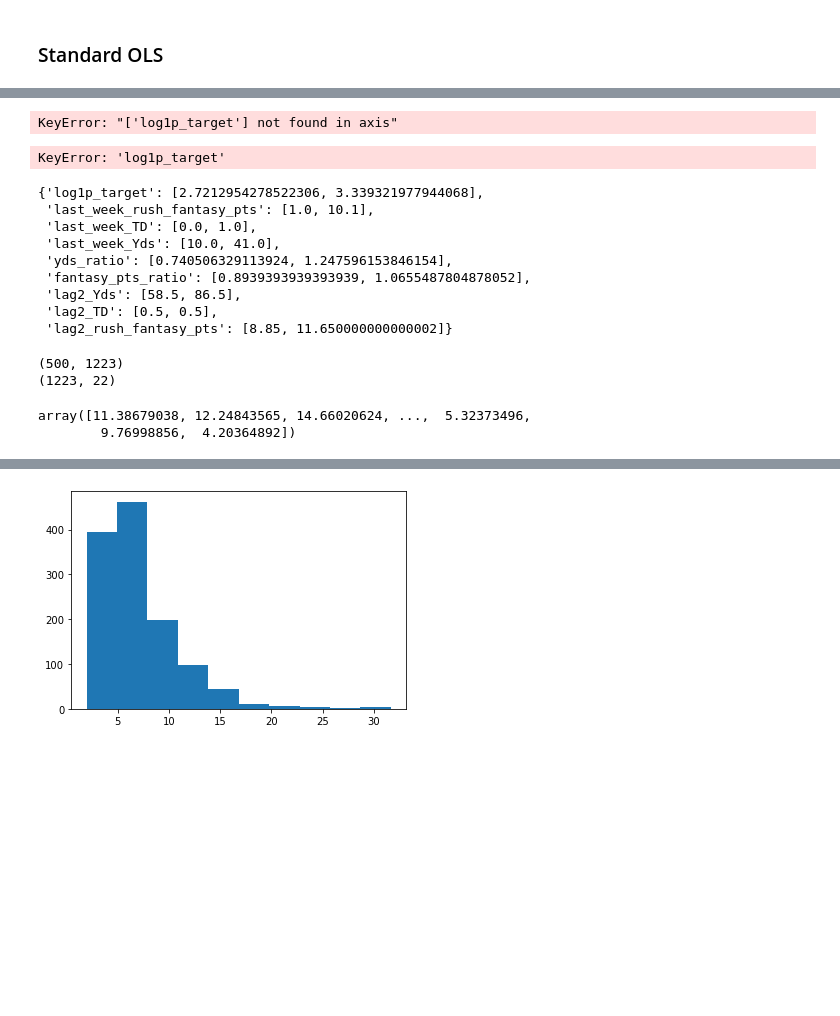
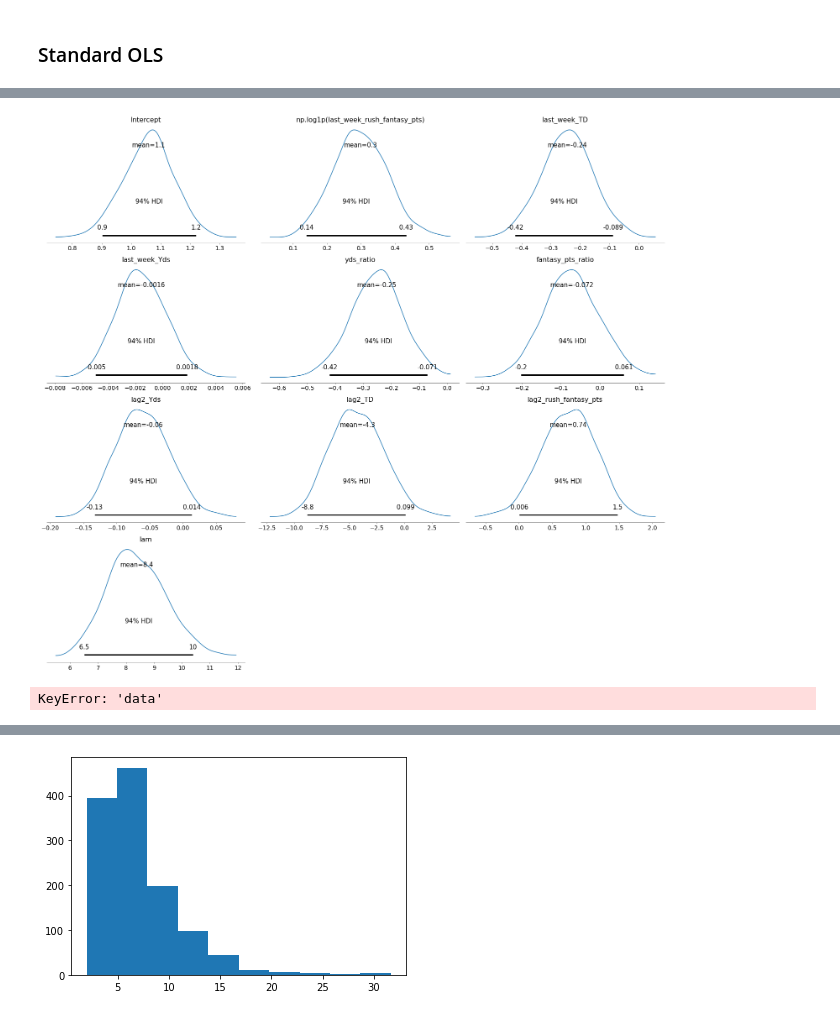
Before and after one commit to Matt-J-Christy/python_dev_practice, a Jupyter notebook: 03_model_building/03.2_rush_bayesian_ols.ipynb, the cells around one changed output, grey strips where cells are left out. Cells and saved outputs as stored; diff of their text form; code cells hidden in the pictures; blank space fills up the shorter version.

```diff
--- a/03_model_building/03.2_rush_bayesian_ols.ipynb
+++ b/03_model_building/03.2_rush_bayesian_ols.ipynb
@@ -82,8 +85,7 @@ with pm.Model() as model:
     # specify glm and pass in data. The resulting linear model, its likelihood and
     # and all its parameters are automatically added to our model.
     pm.glm.GLM.from_formula(f, input_data, family=pm.glm.families.StudentT())
-    trace = pm.sample(draws = 700, cores=4, init='adapt_diag', tune = 500)
-    # draw 700 posterior samples using NUTS sampling
+    trace = pm.sample(draws = 750, cores=4, init='adapt_diag', tune = 250)  # draw 700 posterior samples using NUTS sampling
 # %% [output]
 Auto-assigning NUTS sampler...
 Initializing NUTS using adapt_diag...
@@ -94,8 +97,0 @@ The acceptance probability does not match the target. It is 0.8979679419624965,
-# %%
-with pm.Model() as model:
-    # specify glm and pass in data. The resulting linear model, its likelihood and
-    # and all its parameters are automatically added to our model.
-    obs_data = pm.Data('obs_data', input_data)
-    pm.glm.GLM.from_formula(f, data = obs_data, family=pm.glm.families.StudentT())
-    trace = pm.sample(draws = 700, cores=4, init='adapt_diag', tune = 500)
-    # draw 700 posterior samples using NUTS sampling
@@ -116,39 +102,10 @@ ppc = pm.sample_ppc(trace, model=model, samples=500)
-# %%
-#score_data_as_dict = score_data.to_dict(orient = 'list')
-score_y = score_data.log1p_target
-input_x = score_data.drop('log1p_target')
-bleh = {'x': input_x, 'y': score_y}
-with model:
-    pm.set_data({'obs_data': score_data})
-    y_preds = pm.sample_posterior_predictive(trace, keep_size = True)
-# %% [output]
-KeyError: "['log1p_target'] not found in axis"
+# %%
+pm.plot_posterior(trace);
+# %% [output]
+[figure, added]
 # %%
 with model:
-    pm.set_data(score_data.to_dict(orient = 'list'))
-    y_preds = pm.sample_ppc(trace, samples=500)
+    pm.set_data({'data': score_data.to_numpy()})
+    y_preds = pm.sample_posterior_predictive(trace)["p"]
 # %% [output]
-KeyError: 'log1p_target'
+KeyError: 'data'
-# %%
-score_data.iloc[1:3, :].to_dict(orient = 'list')
-# %% [output]
-{'log1p_target': [2.7212954278522306, 3.339321977944068],
- 'last_week_rush_fantasy_pts': [1.0, 10.1],
- 'last_week_TD': [0.0, 1.0],
- 'last_week_Yds': [10.0, 41.0],
- 'yds_ratio': [0.740506329113924, 1.247596153846154],
- 'fantasy_pts_ratio': [0.8939393939393939, 1.0655487804878052],
- 'lag2_Yds': [58.5, 86.5],
- 'lag2_TD': [0.5, 0.5],
- 'lag2_rush_fantasy_pts': [8.85, 11.650000000000002]}
-# %%
-print(np.asarray(ppc['y']).shape)
-print(rush.shape)
-# %% [output]
-(500, 1223)
-(1223, 22)
-# %%
-np.mean(np.exp(np.asarray(ppc['y'])), axis = 0)
-# %% [output]
-array([11.38679038, 12.24843565, 14.66020624, ...,  5.32373496,
-        9.76998856,  4.20364892])
```
Also changed, not shown: parts of 16 cells of this notebook, 2 other files.
